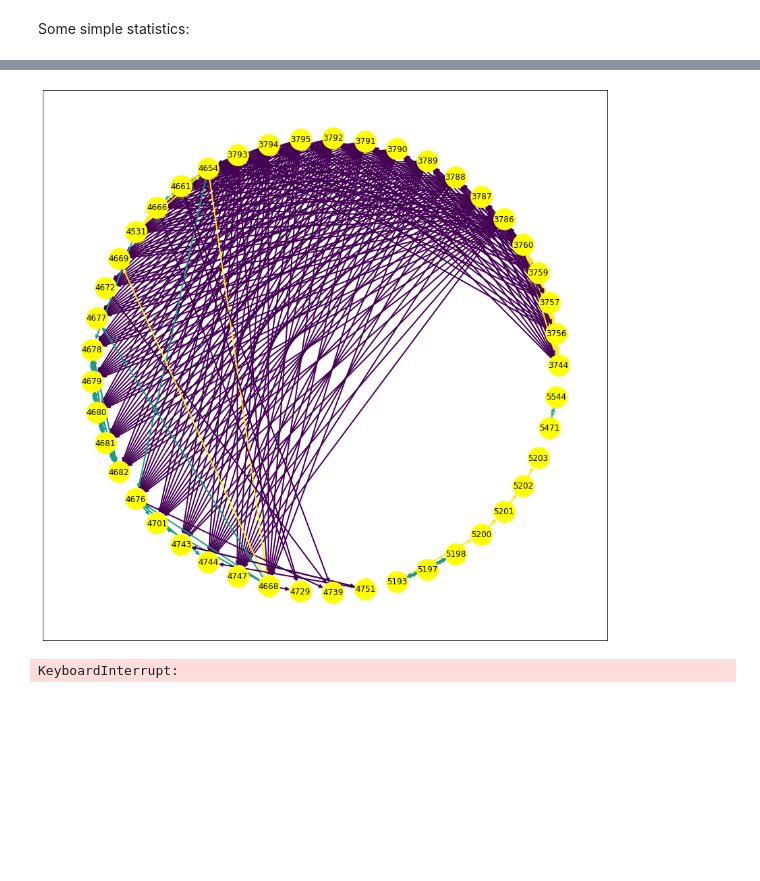
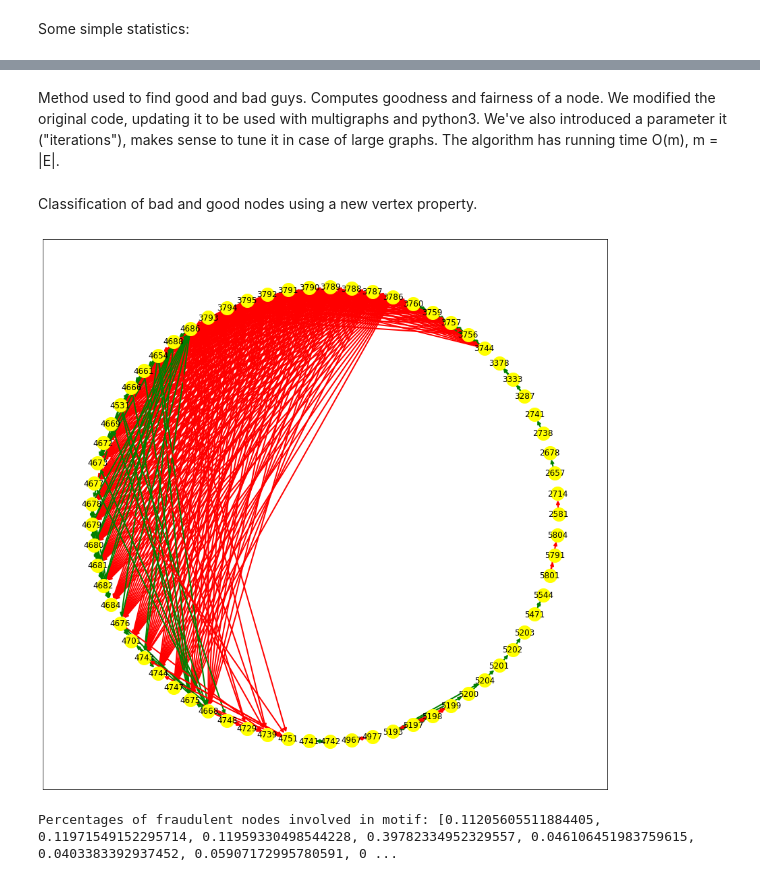
Before and after one commit to Starkiller13/LFN_project, a Jupyter notebook: prova.ipynb, the cells around one changed output, grey strips where cells are left out. Cells and saved outputs as stored; diff of their text form; code cells hidden in the pictures; blank space fills up the shorter version.

```diff
--- a/prova.ipynb
+++ b/prova.ipynb
@@ -6,7 +6,7 @@ from graph_tool.clustering import *
 import networkx as nx
 import math
 # %%
-df = pd.read_csv("soc-sign-bitcoinotc.csv")
+df = pd.read_csv("data/soc-sign-bitcoinotc.csv")
 print(df.head())
 # %% [output]
    source  target  weight     timestamp
@@ -67,3 +65,5 @@ Method used to find good and bad guys. Computes goodness and fairness of a node.
+# %% [markdown]
+Method used to find good and bad guys. Computes goodness and fairness of a node. We modified the original code, updating it to be used with multigraphs and python3. We've also introduced a parameter it ("iterations"), makes sense to tune it in case of large graphs. The algorithm has running time O(m), m = |E|.
 # %%
 def compute_fairness_goodness(G, it):
     fairness = {}
@@ -102,7 +102,7 @@ def compute_fairness_goodness(G, it):
     return fairness, goodness
 # %%
 G = nx.MultiDiGraph()
-f = open("soc-sign-bitcoinotc.csv","r")
+f = open("data/soc-sign-bitcoinotc.csv","r")
 for l in f:
     if "source" in l:
         pass
@@ -113,8 +113,10 @@ f.close()
 fairness, goodness = compute_fairness_goodness(G,10000)
 badguys = set()
 for i in goodness:
-    if goodness[i] < -0.60 or fairness[i]<0.25:
+    if goodness[i] < -0.50 or fairness[i]<0.25:
         badguys.add(int(i))
+# %% [markdown]
+Classification of bad and good nodes using a new vertex property.
 # %%
 g.vp['good'] = g.new_vp('int')
 for i in g.vertices():
@@ -126,39 +128,36 @@ for i in g.vertices():
 # %%
 import matplotlib.pyplot as plt
 G1 = nx.DiGraph()
 badguys_color = []
 for i,j,dt in G.edges(data = True):
     if i in badguys and j in badguys:
         G1.add_node(i)
         G1.add_node(j)
         G1.add_edge(i,j,weight = dt['weight'])
 plt.figure(figsize=(15, 15))
 edges,weights = zip(*nx.get_edge_attributes(G1,'weight').items())
 nx.draw_networkx(G1,with_labels = True,pos = nx.circular_layout(G1),
-            edge_color = weights,
-            width=2.0,node_color = "yellow", node_size= 1000)
+            edge_color = ["red" if i<0 else "green" for i in weights],
+            width=2.0,node_color = "yellow", node_size= 400)
 plt.rcParams['axes.facecolor']='white'
 plt.savefig("drawings/output.png")
 # %% [output]
-[figure, old version]
+[figure, new version]
 # %%
 f = motifs(g,k=3, return_maps=True)
-print(f[0])
-print(f[1])
 graphlets_c = [[0]*g.num_vertices() for i in range(len(f[0]))]
 for i,subg in enumerate(f[2]):
     for l in subg:
         for n in l.get_array():
             graphlets_c[i][int(n)]+=1
 
-count = 0
-for arrs in graphlets_c:
-    nodes_g = [int(i) for i in g.vertices() if arrs[int(i)]!=0]
-    arrs = [i for i in arrs if i != 0]
-    plt.bar(nodes_g,arrs)
-    plt.savefig(str(count)+".png")
-    plt.close()
-    count+=1
-    break
+fracts = [0]*13
+for i,k in enumerate(graphlets_c):
+    for j,p in enumerate(k):
+        if int(float(g.vp['name'][j])) in badguys:
+            fracts[i]+=p
+
+fracts = [p/(3*f[1][i]) for i,p in enumerate(fracts)]
+print("Percentages of fraudulent nodes involved in motif:",fracts)
 # %% [output]
-KeyboardInterrupt:
+Percentages of fraudulent nodes involved in motif: [0.11205605511884405, 0.11971549152295714, 0.11959330498544228, 0.39782334952329557, 0.046106451983759615, 0.0403383392937452, 0.05907172995780591, 0 ...
```
Also changed, not shown: parts of 4 cells of this notebook, 21 other files.
